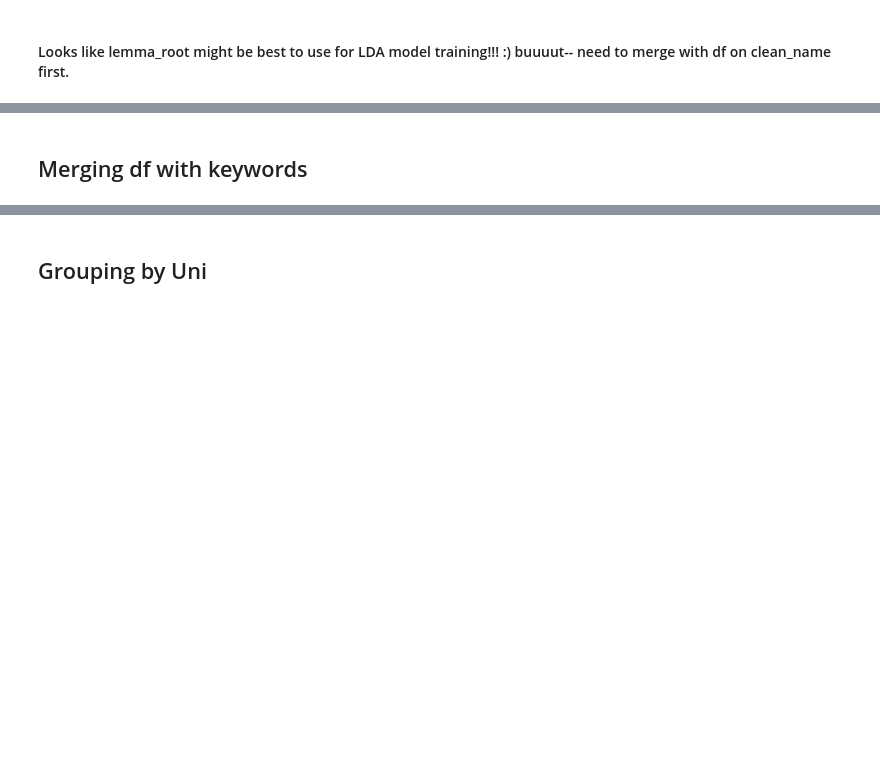
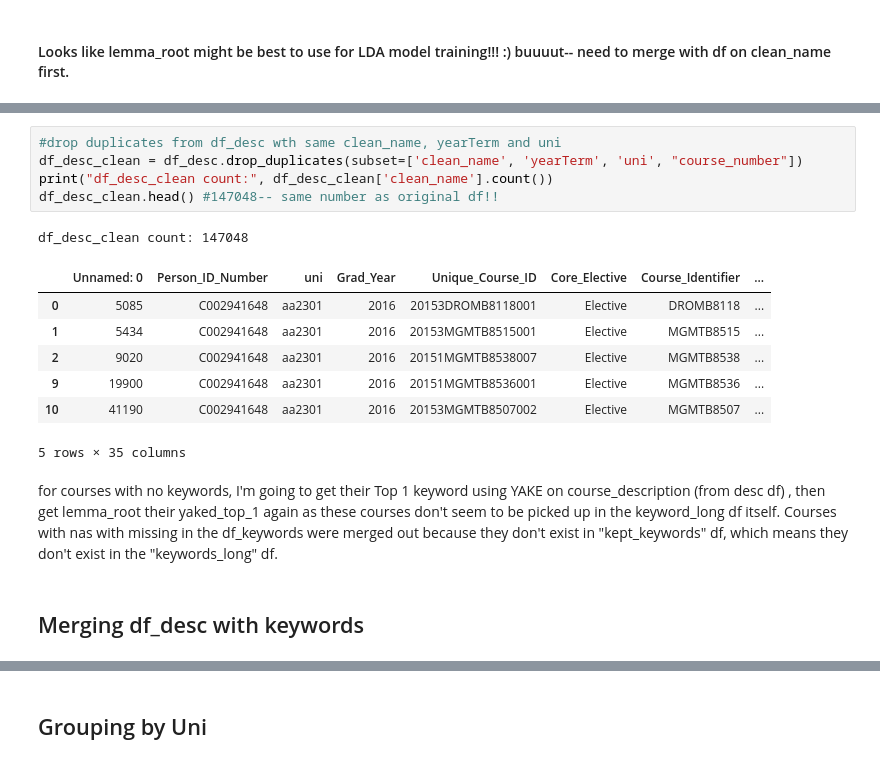
Before and after one commit to dyuthiii/CBS-Github-DND, a Jupyter notebook: Student Cluster Analysis and LDA-20250714T173604Z-1-001/Student Cluster Analysis and LDA/Student Cluster Analysis GDrive/LDA final.ipynb, the cells around one changed output, grey strips where cells are left out. Saved outputs shown, nothing was run; the diff lists cells and outputs as text; blank space fills up the shorter version.

```diff
--- a/Student Cluster Analysis and LDA-20250714T173604Z-1-001/Student Cluster Analysis and LDA/Student Cluster Analysis GDrive/LDA final.ipynb
+++ b/Student Cluster Analysis and LDA-20250714T173604Z-1-001/Student Cluster Analysis and LDA/Student Cluster Analysis GDrive/LDA final.ipynb
@@ -331,3 +506,19 @@ kept_keywords.to_csv("/content/drive/MyDrive/CBS/CBS-Github-DND/Student Cluster
+# %%
+#drop duplicates from df_desc wth same clean_name, yearTerm and uni
+df_desc_clean = df_desc.drop_duplicates(subset=['clean_name', 'yearTerm', 'uni', "course_number"])
+print("df_desc_clean count:", df_desc_clean['clean_name'].count())
+df_desc_clean.head() #147048-- same number as original df!!
+# %% [output]
+df_desc_clean count: 147048
+|  | Unnamed: 0 | Person_ID_Number | uni | Grad_Year | Unique_Course_ID | Core_Elective | Course_Identifier | ... |
+| 0 | 5085 | C002941648 | aa2301 | 2016 | 20153DROMB8118001 | Elective | DROMB8118 | ... |
+| 1 | 5434 | C002941648 | aa2301 | 2016 | 20153MGMTB8515001 | Elective | MGMTB8515 | ... |
+| 2 | 9020 | C002941648 | aa2301 | 2016 | 20151MGMTB8538007 | Elective | MGMTB8538 | ... |
+| 9 | 19900 | C002941648 | aa2301 | 2016 | 20151MGMTB8536001 | Elective | MGMTB8536 | ... |
+| 10 | 41190 | C002941648 | aa2301 | 2016 | 20153MGMTB8507002 | Elective | MGMTB8507 | ... |
+5 rows × 35 columns
+# %% [markdown]
+for courses with no keywords, I'm going to get their Top 1 keyword using YAKE on course_description (from desc df) , then get lemma_root their yaked_top_1 again as these courses don't seem to be picked up in the keyword_long df itself. Courses with nas with missing in the df_keywords were merged out because they don't exist in "kept_keywords" df, which means they don't exist in the "keywords_long" df.
 # %% [markdown]
-## Merging df with keywords
+## Merging df_desc with keywords
 # %%
```
Also changed, not shown: parts of 85 cells of this notebook, 3 other files.
